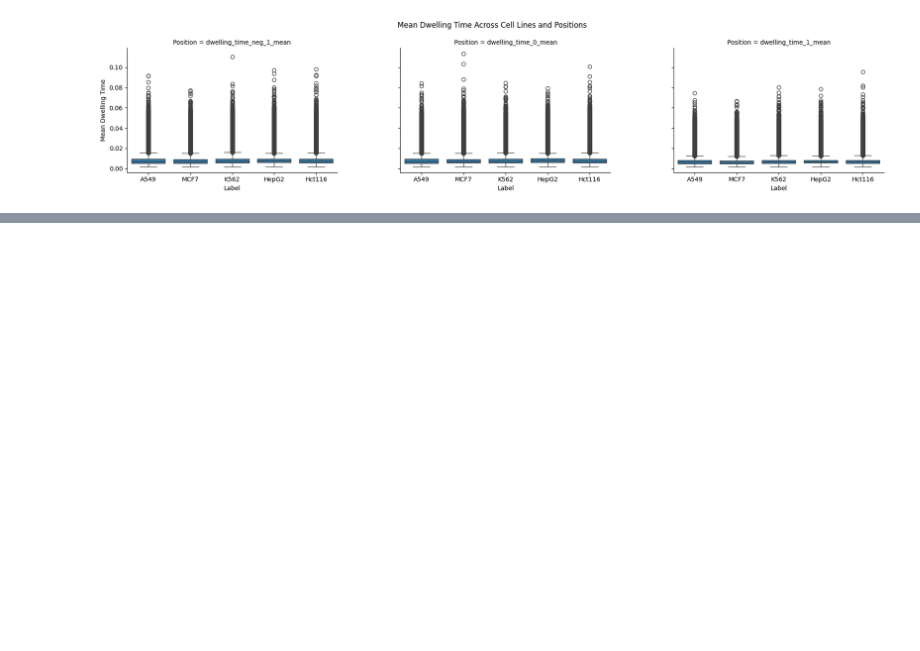
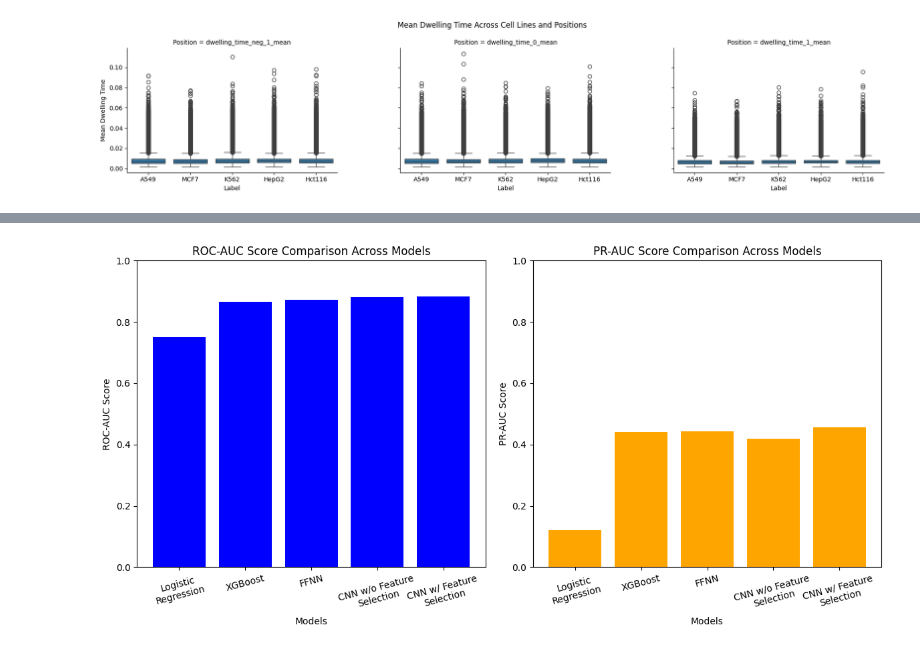
Before and after one commit to louisetxz/m6a-detection-project, a Jupyter notebook: task2.ipynb, the cells around one changed output, grey strips where cells are left out. Drawn from its saved outputs; the diff is of its cells as text; code cells hidden in the pictures; blank space fills up the shorter version.

```diff
--- a/task2.ipynb
+++ b/task2.ipynb
@@ -534,0 +606,49 @@ plt.show()
+# %%
+import matplotlib.pyplot as plt
+import numpy as np
+import textwrap
+
+# Model names
+models = [
+    'Logistic Regression',
+    'XGBoost',
+    'FFNN',
+    'CNN w/o Feature Selection',
+    'CNN w/ Feature Selection'
+]
+
+# ROC-AUC scores
+roc_auc_scores = [0.75, 0.866, 0.872, 0.881, 0.884]
+
+# PR-AUC scores
+pr_auc_scores = [0.12, 0.440, 0.443, 0.419, 0.457]
+
+# Wrap the model names
+wrapped_labels = [textwrap.fill(model, width=15) for model in models]
+
+# Set up the figure and axes for two subplots
+fig, (ax1, ax2) = plt.subplots(1, 2, figsize=(12, 6))
+
+# Set up the bar chart for ROC-AUC
+ax1.bar(wrapped_labels, roc_auc_scores, color='b')
+ax1.set_title('ROC-AUC Score Comparison Across Models')
+ax1.set_xlabel('Models')
+ax1.set_ylabel('ROC-AUC Score')
+ax1.set_ylim(0, 1)
+
+# Set up the bar chart for PR-AUC
+ax2.bar(wrapped_labels, pr_auc_scores, color='orange')
+ax2.set_title('PR-AUC Score Comparison Across Models')
+ax2.set_xlabel('Models')
+ax2.set_ylabel('PR-AUC Score')
+ax2.set_ylim(0, 1)
+
+# Rotate x-tick labels for both plots
+for ax in [ax1, ax2]:
+    ax.set_xticklabels(wrapped_labels, rotation=15)
+
+# Adjust layout to prevent overlap
+plt.tight_layout()
+plt.show()
+# %% [output]
+[figure, added]
```
Also changed, not shown: parts of 3 cells of this notebook.
